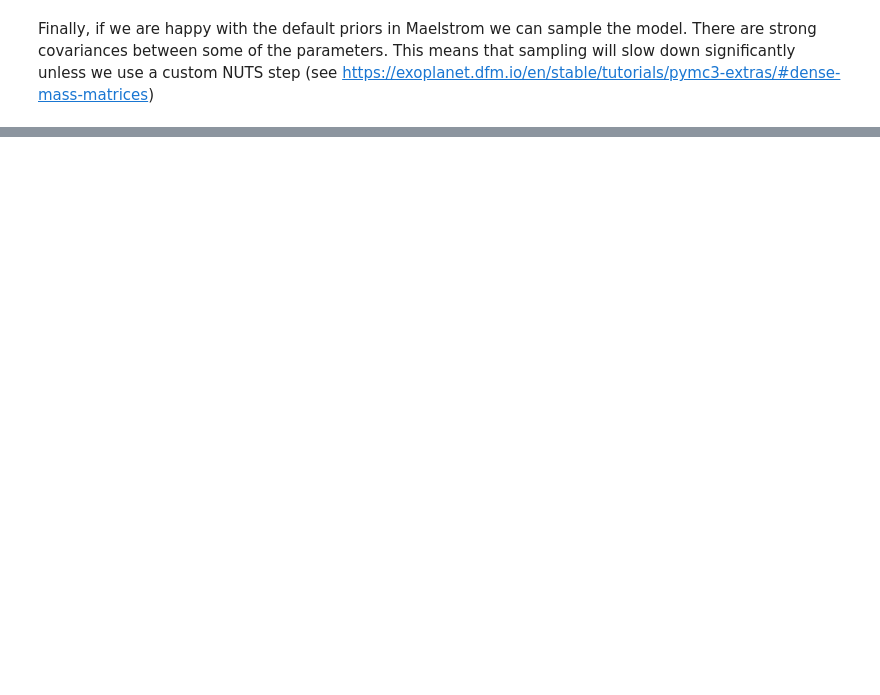
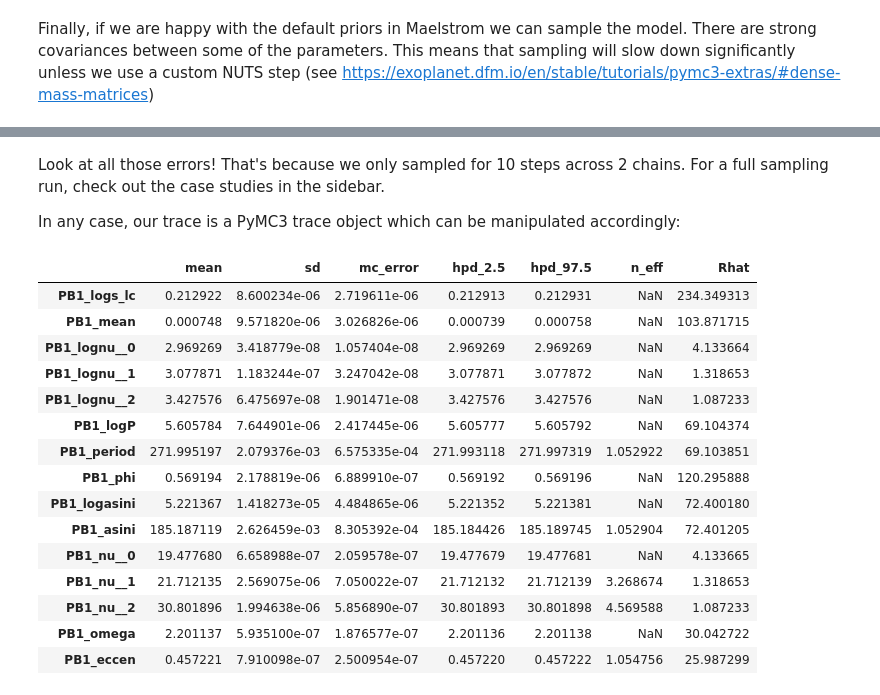
Before and after one commit to danhey/maelstrom, a Jupyter notebook: notebooks/Getting started.ipynb, the cells around one changed output, grey strips where cells are left out. Saved outputs shown, nothing was run; the diff lists cells and outputs as text; code cells hidden in the pictures; blank space fills up the shorter version.

```diff
--- a/notebooks/Getting started.ipynb
+++ b/notebooks/Getting started.ipynb
@@ -126,0 +138,2 @@ Finally, if we are happy with the default priors in Maelstrom we can sample the
+# %%
+trace = pb1_model.sample(tune=10, draws=10)
@@ -126,0 +158,23 @@ Finally, if we are happy with the default priors in Maelstrom we can sample the
+# %% [markdown]
+Look at all those errors! That's because we only sampled for 10 steps across 2 chains. For a full sampling run, check out the case studies in the sidebar.
+
+In any case, our trace is a PyMC3 trace object which can be manipulated accordingly:
+# %%
+pm.summary(trace)
+# %% [output]
+|  | mean | sd | mc_error | hpd_2.5 | hpd_97.5 | n_eff | Rhat |
+| PB1_logs_lc | 0.212922 | 8.600234e-06 | 2.719611e-06 | 0.212913 | 0.212931 | NaN | 234.349313 |
+| PB1_mean | 0.000748 | 9.571820e-06 | 3.026826e-06 | 0.000739 | 0.000758 | NaN | 103.871715 |
+| PB1_lognu__0 | 2.969269 | 3.418779e-08 | 1.057404e-08 | 2.969269 | 2.969269 | NaN | 4.133664 |
+| PB1_lognu__1 | 3.077871 | 1.183244e-07 | 3.247042e-08 | 3.077871 | 3.077872 | NaN | 1.318653 |
+| PB1_lognu__2 | 3.427576 | 6.475697e-08 | 1.901471e-08 | 3.427576 | 3.427576 | NaN | 1.087233 |
+| PB1_logP | 5.605784 | 7.644901e-06 | 2.417445e-06 | 5.605777 | 5.605792 | NaN | 69.104374 |
+| PB1_period | 271.995197 | 2.079376e-03 | 6.575335e-04 | 271.993118 | 271.997319 | 1.052922 | 69.103851 |
+| PB1_phi | 0.569194 | 2.178819e-06 | 6.889910e-07 | 0.569192 | 0.569196 | NaN | 120.295888 |
+| PB1_logasini | 5.221367 | 1.418273e-05 | 4.484865e-06 | 5.221352 | 5.221381 | NaN | 72.400180 |
+| PB1_asini | 185.187119 | 2.626459e-03 | 8.305392e-04 | 185.184426 | 185.189745 | 1.052904 | 72.401205 |
+| PB1_nu__0 | 19.477680 | 6.658988e-07 | 2.059578e-07 | 19.477679 | 19.477681 | NaN | 4.133665 |
+| PB1_nu__1 | 21.712135 | 2.569075e-06 | 7.050022e-07 | 21.712132 | 21.712139 | 3.268674 | 1.318653 |
+| PB1_nu__2 | 30.801896 | 1.994638e-06 | 5.856890e-07 | 30.801893 | 30.801898 | 4.569588 | 1.087233 |
+| PB1_omega | 2.201137 | 5.935100e-07 | 1.876577e-07 | 2.201136 | 2.201138 | NaN | 30.042722 |
+| PB1_eccen | 0.457221 | 7.910098e-07 | 2.500954e-07 | 0.457220 | 0.457222 | 1.054756 | 25.987299 |
```
Also changed, not shown: parts of 15 cells of this notebook, 32 other files.
